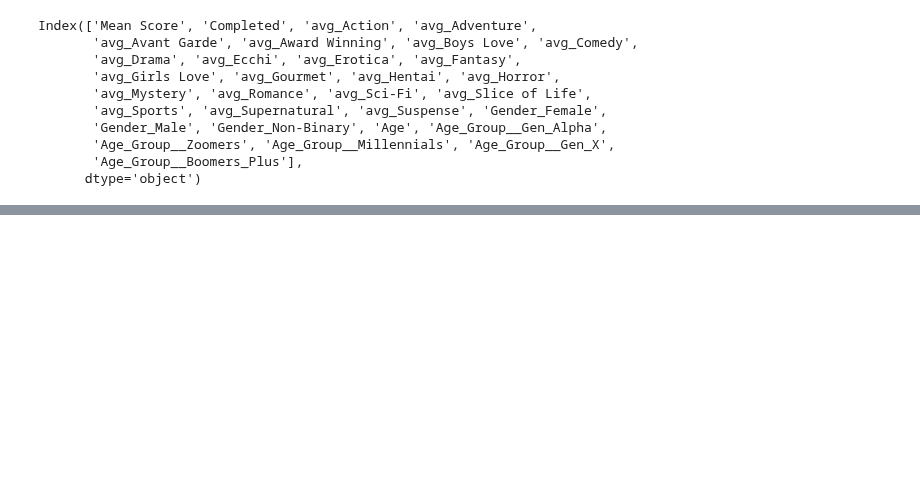
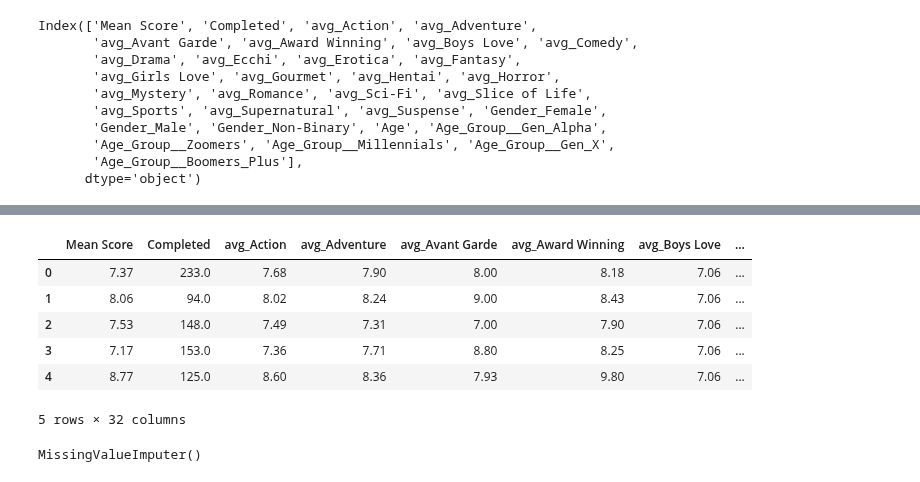
Before and after one commit to SavageCat05/Manga-Recommender, a Jupyter notebook: core/New_User.ipynb, the cells around one changed output, grey strips where cells are left out. Saved outputs shown, nothing was run; the diff lists cells and outputs as text; code cells hidden in the pictures; blank space fills up the shorter version.

```diff
--- a/core/New_User.ipynb
+++ b/core/New_User.ipynb
@@ -1142,0 +1155,34 @@ user_input_df = new_user_raw[["user_id", "anime_id", "rating"]]
+# %%
+user_data = pd.read_csv("Final_User_Dataset.csv")
+from sklearn.preprocessing import OneHotEncoder
+
+# Initialize the OneHotEncoder
+encoder = OneHotEncoder(sparse_output=False, drop=None, dtype=int)
+
+# Fit and transform the 'Gender' column
+gender_encoded = encoder.fit_transform(user_data[['Gender']])
+
+# Get the column names for the encoded features
+gender_columns = encoder.get_feature_names_out(['Gender'])
+
+# Create a DataFrame for the encoded features
+gender_encoded_df = pd.DataFrame(gender_encoded, columns=gender_columns)
+
+# Concatenate the one-hot encoded columns with the original DataFrame
+user_data = pd.concat([user_data, gender_encoded_df], axis=1)
+
+# Drop the original 'Gender' column if no longer needed
+user_data.drop(columns=['Gender'], inplace=True)
+
+# Display the updated DataFrame
+print(user_data.head())
+
+user_input_relevant = user_data[['Mean Score', 'Completed',
+                'avg_Action', 'avg_Adventure', 'avg_Avant Garde', 'avg_Award Winning',
+                'avg_Boys Love', 'avg_Comedy', 'avg_Drama', 'avg_Ecchi', 'avg_Erotica',
+                'avg_Fantasy', 'avg_Girls Love', 'avg_Gourmet', 'avg_Hentai',
+                'avg_Horror', 'avg_Mystery', 'avg_Romance', 'avg_Sci-Fi',
+                'avg_Slice of Life', 'avg_Sports', 'avg_Supernatural', 'avg_Suspense',
+                'Gender_Female', 'Gender_Male', 'Gender_Non-Binary', 'Age',
+                'Age_Group__Gen_Alpha', 'Age_Group__Zoomers',
+                'Age_Group__Millennials', 'Age_Group__Gen_X', 'Age_Group__Boomers_Plus']]
@@ -1142,0 +1207,10 @@ user_input_df = new_user_raw[["user_id", "anime_id", "rating"]]
+# %%
+user_input_relevant.head()
+# %% [output]
+|  | Mean Score | Completed | avg_Action | avg_Adventure | avg_Avant Garde | avg_Award Winning | avg_Boys Love | ... |
+| 0 | 7.37 | 233.0 | 7.68 | 7.90 | 8.00 | 8.18 | 7.06 | ... |
+| 1 | 8.06 | 94.0 | 8.02 | 8.24 | 9.00 | 8.43 | 7.06 | ... |
+| 2 | 7.53 | 148.0 | 7.49 | 7.31 | 7.00 | 7.90 | 7.06 | ... |
+| 3 | 7.17 | 153.0 | 7.36 | 7.71 | 8.80 | 8.25 | 7.06 | ... |
+| 4 | 8.77 | 125.0 | 8.60 | 8.36 | 7.93 | 9.80 | 7.06 | ... |
+5 rows × 32 columns
@@ -1142,0 +1275,5 @@ user_input_df = new_user_raw[["user_id", "anime_id", "rating"]]
+# %%
+missvalueimpute=MissingValueImputer()
+missvalueimpute.fit(user_input_relevant)
+# %% [output]
+MissingValueImputer()
```
Also changed, not shown: parts of 18 cells of this notebook.
